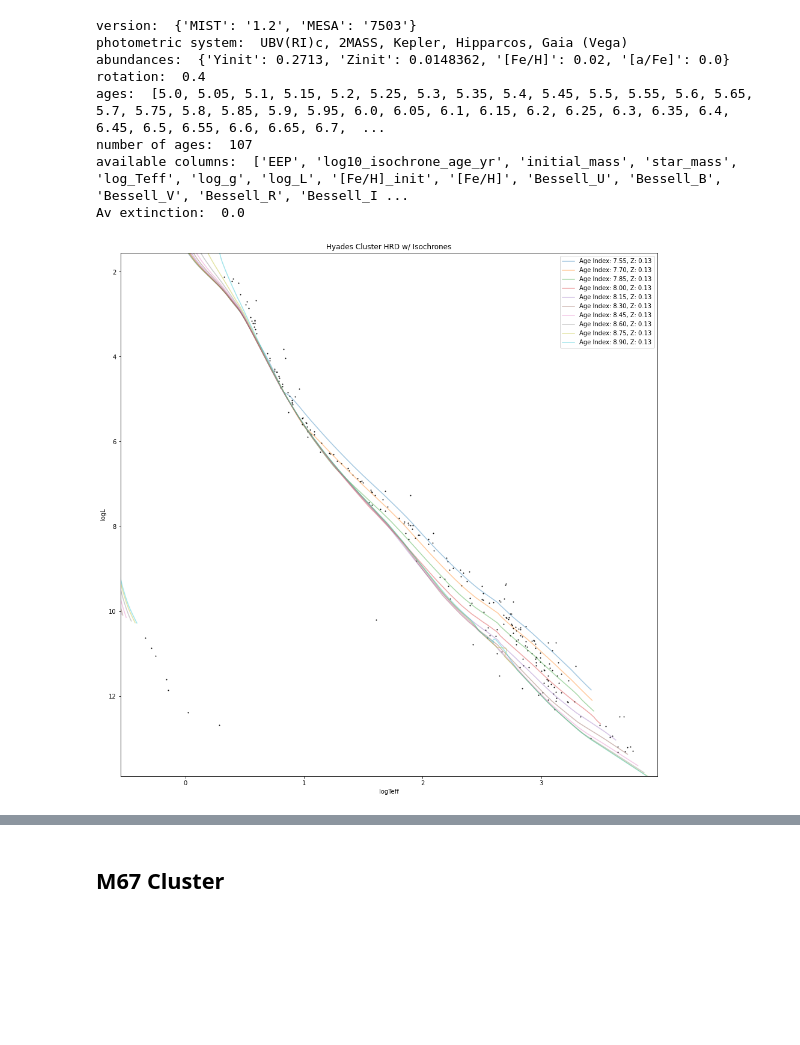
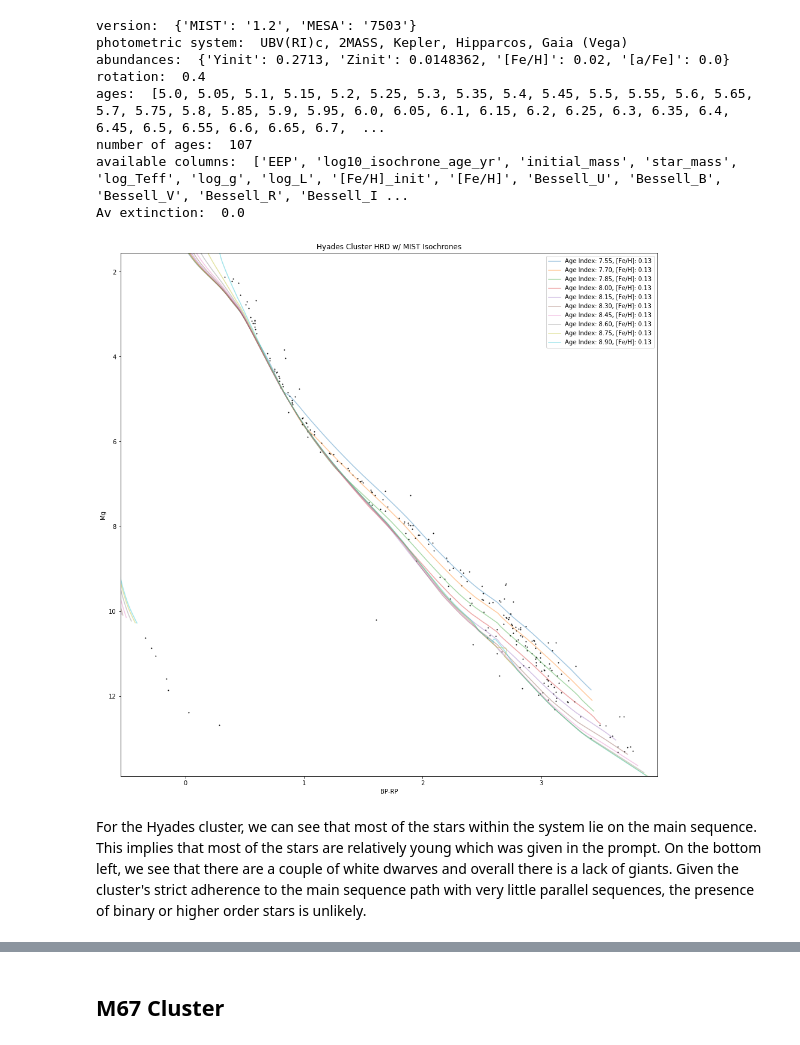
Before and after one commit to rafferino/astro256, a Jupyter notebook: lab0/lab0.ipynb, the cells around one changed output, grey strips where cells are left out. Saved outputs shown, nothing was run; the diff lists cells and outputs as text; code cells hidden in the pictures; blank space fills up the shorter version.

```diff
--- a/lab0/lab0.ipynb
+++ b/lab0/lab0.ipynb
@@ -51,6 +63,7 @@ def plot_hrd(data, title="", alpha=0.05, color=False, figsize=(8,8)):
     plt.xlabel("BP-RP")
     plt.ylabel("Mg")
     plt.title(title)
+    return ax
 # %%
 def plot_pm(data, title="", alpha=0.05, verbose=False, figsize=(8,8)):
     pmra = data['pmra'].data
@@ -67,6 +81,6 @@ def plot_pm(data, title="", alpha=0.05, verbose=False, figsize=(8,8)):
 # %%
 def load_isocmds(name):
-    mist_fnames = glob(f"{name}*.iso.cmd")
+    mist_fnames = glob(f"MIST/{name}*.iso.cmd")
     isocmds = {}
     for f in mist_fnames:
         key = f.rsplit(".", 2)[0]
@@ -76,5 +105,5 @@ def load_isocmds(name):
 # %%
-def plot_temp_lum(isocmd = isocmd, age_index=5.0):
+def plot_temp_lum(isocmd = None, age_index=5.0):
     age_ind = isocmd.age_index(age_index)
 #     logTeff = isocmd.isocmds[age_ind]['log_Teff']
     logTeff = isocmd.isocmds[age_ind]['Gaia_BP_DR2Rev'] - isocmd.isocmds[age_ind]['Gaia_RP_DR2Rev']
@@ -264,19 +306,20 @@ number of ages:  107
 available columns:  ['EEP', 'log10_isochrone_age_yr', 'initial_mass', 'star_mass', 'log_Teff', 'log_g', 'log_L', '[Fe/H]_init', '[Fe/H]', 'Bessell_U', 'Bessell_B', 'Bessell_V', 'Bessell_R', 'Bessell_I ...
 Av extinction:  0.0
 # %%
-plot_hrd(hyades_stringent,title="Hyades Cluster HRD w/ Isochrones",alpha=1, color=False, figsize=(16,16))
+ax = plot_hrd(hyades_stringent,title="Hyades Cluster HRD w/ MIST Isochrones",alpha=1, color=False, figsize=(16,16))
 
-ax.invert_yaxis()
 ylim = plt.ylim()
 xlim = plt.xlim()
 
 #Isochrones
 ages = np.array(hyades_isocmds[0.13].ages)
 ages = ages[(ages < 9) & (ages > 7.5)]
 for age in ages[::3]:
     plot_temp_lum(isocmd=hyades_isocmds[0.13], age_index = age)
 plt.ylim(ylim)
 plt.xlim(xlim)
 plt.show()
 # %% [output]
-[figure, old version]
+[figure, new version]
+# %% [markdown]
+For the Hyades cluster, we can see that most of the stars within the system lie on the main sequence. This implies that most of the stars are relatively young which was given in the prompt. On the bottom left, we see that there are a couple of white dwarves and overall there is a lack of giants. Given the cluster's strict adherence to the main sequence path with very little parallel sequences, the presence of binary or higher order stars is unlikely.
```
Also changed, not shown: parts of 38 cells of this notebook, 12 other files.
